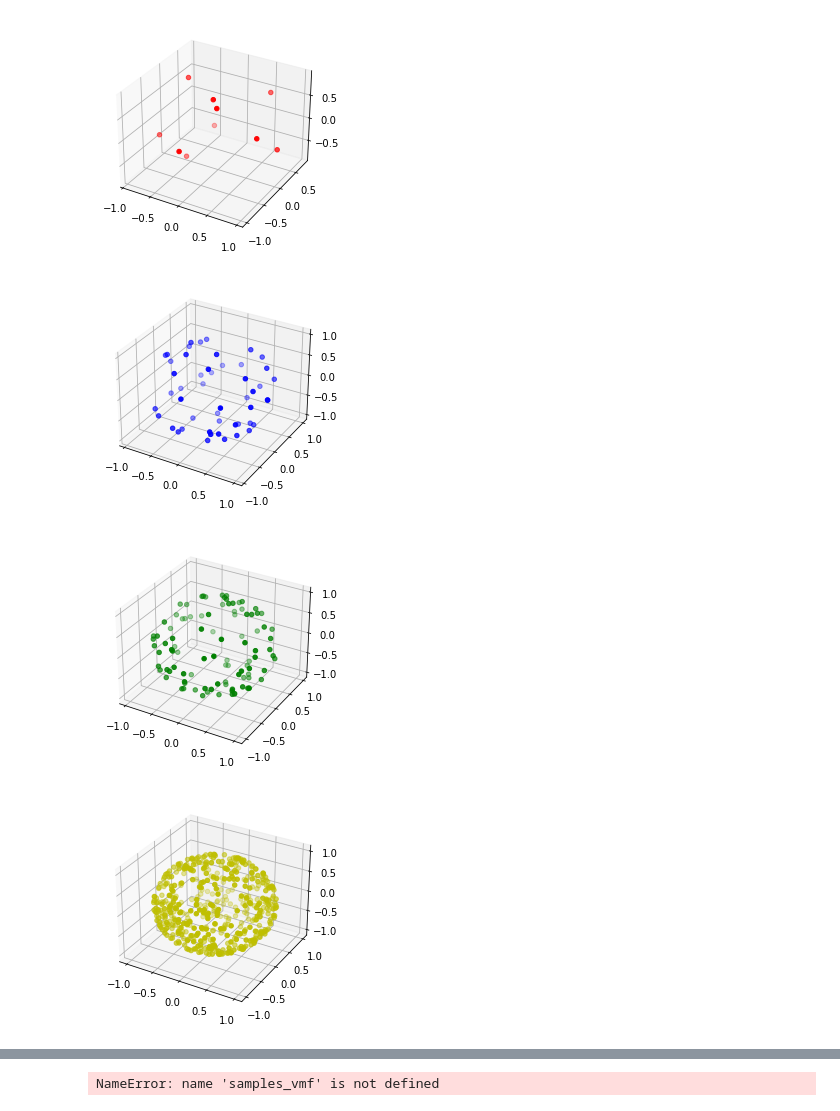
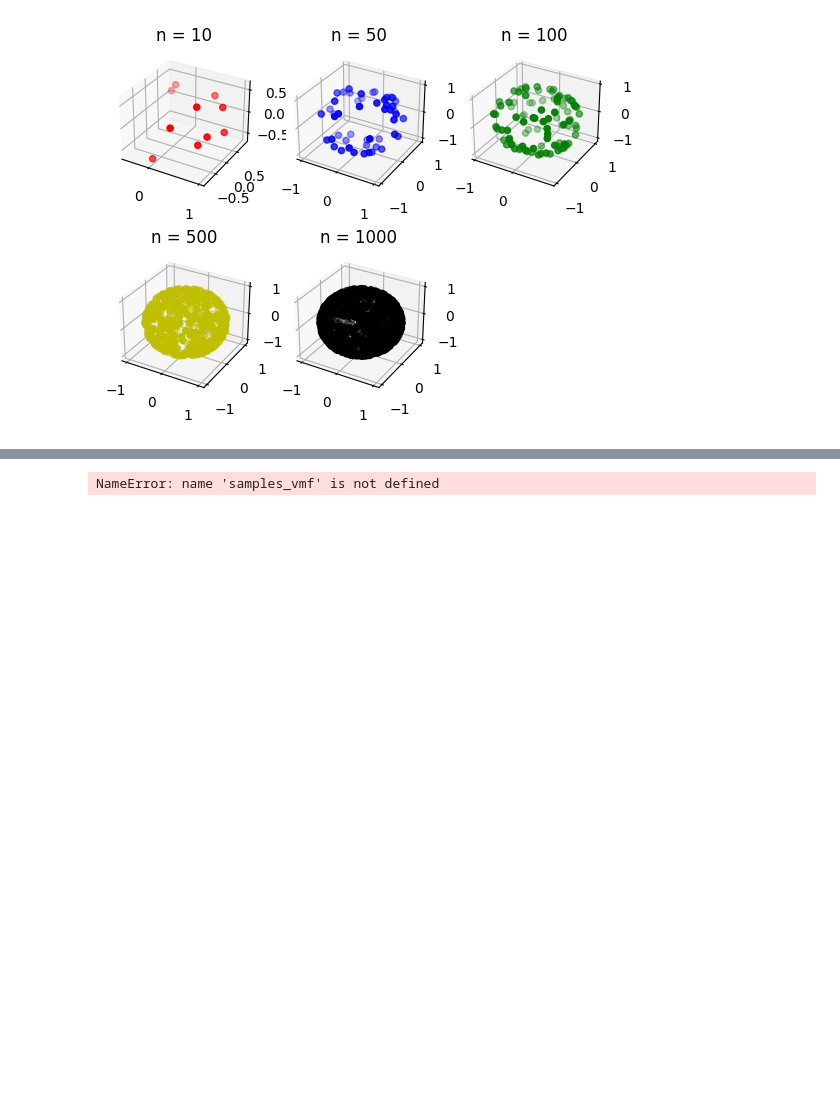
Before and after one commit to Muhanzhaokmp228/Bachelor-project, a Jupyter notebook: Code/Sphere.ipynb, the cells around one changed output, grey strips where cells are left out. Saved outputs shown, nothing was run; the diff lists cells and outputs as text; code cells hidden in the pictures; blank space fills up the shorter version.

```diff
--- a/Code/Sphere.ipynb
+++ b/Code/Sphere.ipynb
@@ -19,35 +18,50 @@ def samples(n):
 
     # Generating azimuthal angles
     phi = np.random.uniform(0,2*math.pi,n)
 
     # Generating x and y coordinates
     x = np.sqrt(1-z**2)*np.cos(phi)
     y = np.sqrt(1-z**2)*np.sin(phi)
     samples = np.array([x,y,z]).T
     return samples
 
 # Generating samples with n = 10, 50, 100, 500, 1000
 samples_uniform10 = samples(10)
 samples_uniform50 = samples(50)
 samples_uniform100 = samples(100)
 samples_uniform500 = samples(500)
 samples_uniform1000 = samples(1000)
 
 # Plotting the points
-fig1, fig2, fig3, fig4, fig5 = plt.figure(), plt.figure(), plt.figure(), plt.figure(), plt.figure()
+""" fig1, fig2, fig3, fig4, fig5 = plt.figure(), plt.figure(), plt.figure(), plt.figure(), plt.figure()
 ax1 = fig1.add_subplot(111, projection='3d')
 ax2 = fig2.add_subplot(111, projection='3d')
 ax3 = fig3.add_subplot(111, projection='3d')
 ax4 = fig4.add_subplot(111, projection='3d')
 ax5 = fig5.add_subplot(111, projection='3d')
 ax1.scatter(samples_uniform10[:,0],samples_uniform10[:,1],samples_uniform10[:,2], c='r', marker='o')
 ax2.scatter(samples_uniform50[:,0],samples_uniform50[:,1],samples_uniform50[:,2], c='b', marker='o')
 ax3.scatter(samples_uniform100[:,0],samples_uniform100[:,1],samples_uniform100[:,2], c='g', marker='o')
 ax4.scatter(samples_uniform500[:,0],samples_uniform500[:,1],samples_uniform500[:,2], c='y', marker='o')
+ax5.scatter(samples_uniform1000[:,0],samples_uniform1000[:,1],samples_uniform1000[:,2], c='k', marker='o') """
+
+# Plotting the points in a single figure
+fig = plt.figure()
+ax1 = fig.add_subplot(231, projection='3d')
+ax2 = fig.add_subplot(232, projection='3d')
+ax3 = fig.add_subplot(233, projection='3d')
+ax4 = fig.add_subplot(234, projection='3d')
+ax5 = fig.add_subplot(235, projection='3d')
+ax1.set_title('n = 10')
+ax1.scatter(samples_uniform10[:,0],samples_uniform10[:,1],samples_uniform10[:,2], c='r', marker='o')
+ax2.set_title('n = 50')
+ax2.scatter(samples_uniform50[:,0],samples_uniform50[:,1],samples_uniform50[:,2], c='b', marker='o')
+ax3.set_title('n = 100')
+ax3.scatter(samples_uniform100[:,0],samples_uniform100[:,1],samples_uniform100[:,2], c='g', marker='o')
+ax4.set_title('n = 500')
+ax4.scatter(samples_uniform500[:,0],samples_uniform500[:,1],samples_uniform500[:,2], c='y', marker='o')
+ax5.set_title('n = 1000')
 ax5.scatter(samples_uniform1000[:,0],samples_uniform1000[:,1],samples_uniform1000[:,2], c='k', marker='o')
 plt.show()
 # %% [output]
-[figure, old version]
+[figure, new version]
-[figure, removed]
-[figure, removed]
-[figure, removed]
```
Also changed, not shown: parts of 6 cells of this notebook, 1 other file.
